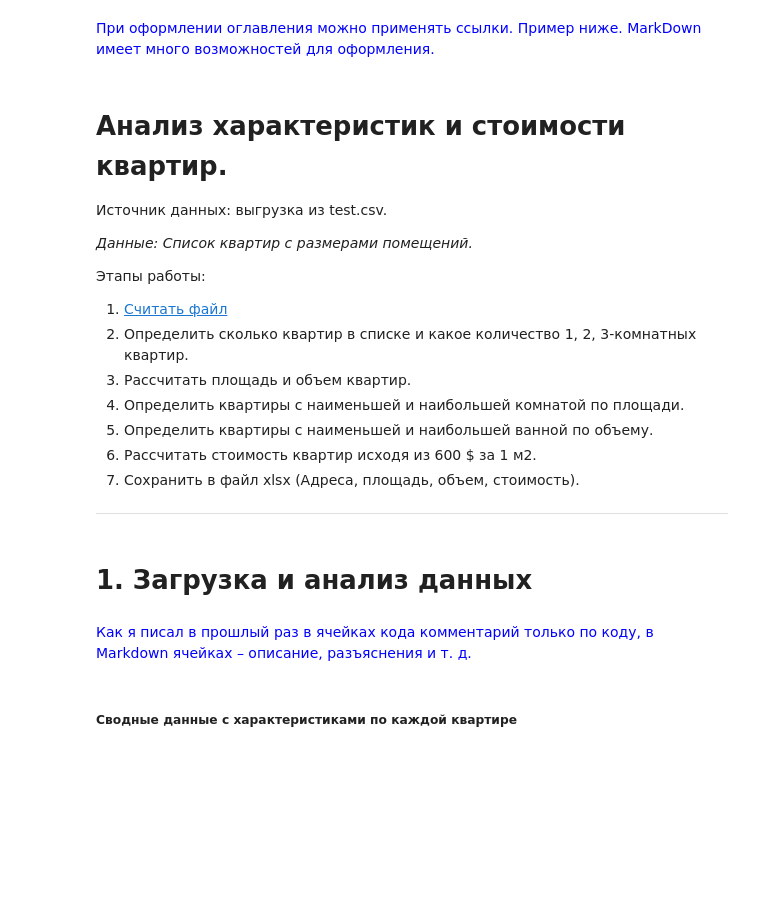
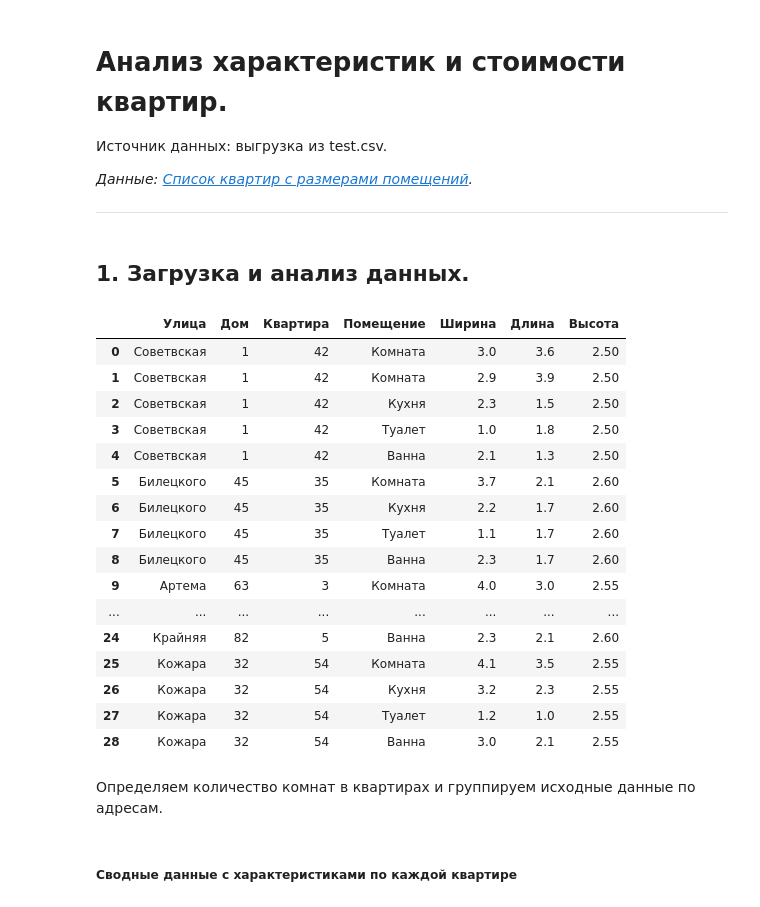
Before and after one commit to Valery2120/DS-DE, a Jupyter notebook: jupyter/flat_pandas.ipynb, the cells around one changed output. Drawn from its saved outputs; the diff is of its cells as text; code cells hidden in the pictures; blank space fills up the shorter version.

```diff
--- a/jupyter/flat_pandas.ipynb
+++ b/jupyter/flat_pandas.ipynb
@@ -1,19 +1,9 @@
-# %% [markdown]
-<span style="color:blue"> При оформлении оглавления можно применять ссылки. Пример ниже. MarkDown имеет много возможностей для оформления.
 # %% [markdown]
 # Анализ характеристик и стоимости квартир.
 Источник данных: выгрузка из test.csv.
 
-*Данные: Список квартир с размерами помещений.*
+*Данные: [Список квартир с размерами помещений](https://github.com/Valery2120/Flat/blob/main/jupyter/test.csv).*
 
-Этапы работы:
-1. [Считать файл](#step1)
-2. Определить сколько квартир в списке и какое количество 1, 2, 3-комнатных квартир.
-3. Рассчитать площадь и объем квартир.
-4. Определить квартиры с наименьшей и наибольшей комнатой по площади.
-5. Определить квартиры с наименьшей и наибольшей ванной по объему.
-6. Рассчитать стоимость квартир исходя из 600 $ за 1 м2.
-7. Сохранить в файл xlsx (Адреса, площадь, объем, стоимость).
 
 ***
 # %%
@@ -21,12 +12,29 @@ import matplotlib.pyplot as plt
 import numpy as np
 import pandas as pd
-# %% [markdown]
-# 1. Загрузка и анализ данных <a name="step1"></a>
+# %% [markdown]
+## 1. Загрузка и анализ данных.
 # %%
 flats = pd.read_csv('test.csv', sep=';',
                     decimal=',', dtype={'Дом ' :np.str_, 'Квартира' :np.str_}, encoding='cp1251')
+flats
+# %% [output]
+|  | Улица | Дом | Квартира | Помещение | Ширина | Длина | Высота |
+| 0 | Советвская | 1 | 42 | Комната | 3.0 | 3.6 | 2.50 |
+| 1 | Советвская | 1 | 42 | Комната | 2.9 | 3.9 | 2.50 |
+| 2 | Советвская | 1 | 42 | Кухня | 2.3 | 1.5 | 2.50 |
+| 3 | Советвская | 1 | 42 | Туалет | 1.0 | 1.8 | 2.50 |
+| 4 | Советвская | 1 | 42 | Ванна | 2.1 | 1.3 | 2.50 |
+| 5 | Билецкого | 45 | 35 | Комната | 3.7 | 2.1 | 2.60 |
+| 6 | Билецкого | 45 | 35 | Кухня | 2.2 | 1.7 | 2.60 |
+| 7 | Билецкого | 45 | 35 | Туалет | 1.1 | 1.7 | 2.60 |
+| 8 | Билецкого | 45 | 35 | Ванна | 2.3 | 1.7 | 2.60 |
+| 9 | Артема | 63 | 3 | Комната | 4.0 | 3.0 | 2.55 |
+| ... | ... | ... | ... | ... | ... | ... | ... |
+| 24 | Крайняя | 82 | 5 | Ванна | 2.3 | 2.1 | 2.60 |
+| 25 | Кожара | 32 | 54 | Комната | 4.1 | 3.5 | 2.55 |
+| 26 | Кожара | 32 | 54 | Кухня | 3.2 | 2.3 | 2.55 |
+| 27 | Кожара | 32 | 54 | Туалет | 1.2 | 1.0 | 2.55 |
+| 28 | Кожара | 32 | 54 | Ванна | 3.0 | 2.1 | 2.55 |
 # %%
 flats.columns = [column.strip() for column in flats.columns]
-# %% [markdown]
-<span style="color:blue"> Как я писал в прошлый раз в ячейках кода комментарий только по коду, в Markdown ячейках – описание, разъяснения и т. д.
 # %%
@@ -35,4 +42,6 @@ flats['Адрес'] = flats['Улица'] + ' ' + flats['Дом'] + '-' + flats[
 flats['Площадь, кв.м.'] = flats['Ширина'] * flats['Длина']
 flats['Объем, куб.м.'] = flats['Площадь, кв.м.'] * flats['Высота']
 flats['Стоимость, $'] = flats['Площадь, кв.м.'] * 600
+# %% [markdown]
+Определяем количество комнат в квартирах и группируем исходные данные по адресам.
 # %%
```
Also changed, not shown: parts of 10 cells of this notebook.
